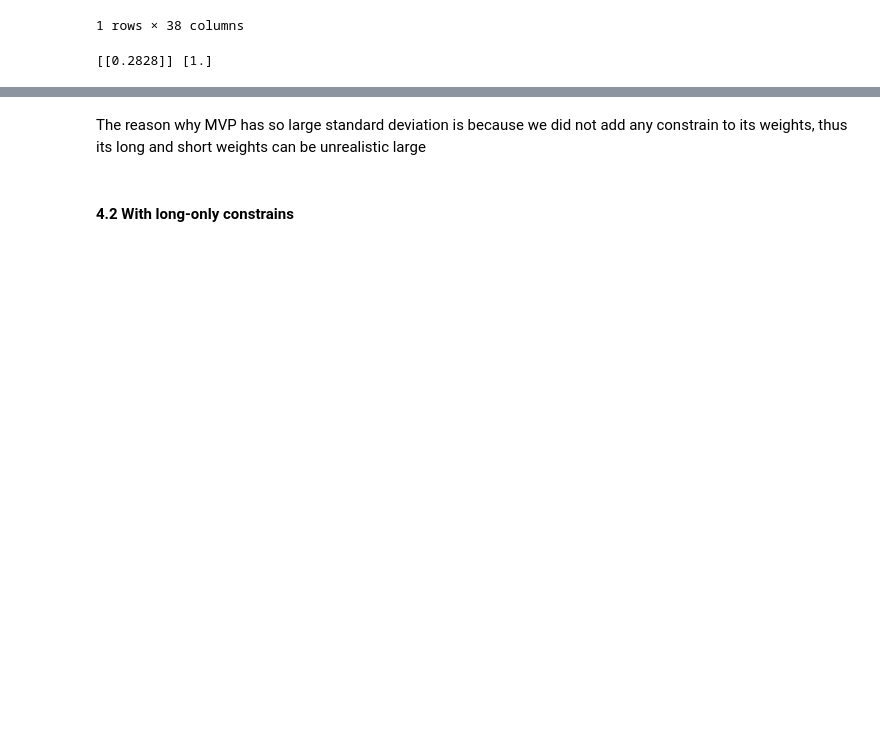
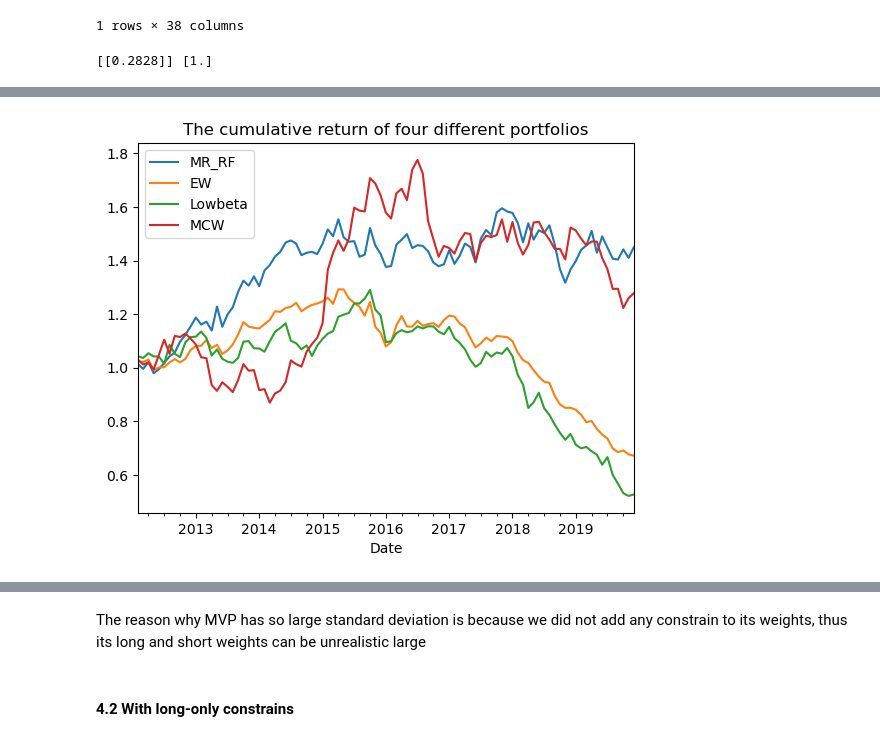
Before and after one commit to runxinlin/Research_Codes_2022, a Jupyter notebook: Python_V3.ipynb, the cells around one changed output, grey strips where cells are left out. Saved outputs shown, nothing was run; the diff lists cells and outputs as text; code cells hidden in the pictures; blank space fills up the shorter version.

Commit message:
Added Graphs

```diff
--- a/Python_V3.ipynb
+++ b/Python_V3.ipynb
@@ -605,0 +634,5 @@ df_portfolio
+# %%
+(df_portfolio.iloc[:,0:4]+1).cumprod().plot(title = "The cumulative return of four different portfolios")
+plt.show()
+# %% [output]
+[figure, added]
```
Also changed, not shown: parts of 10 cells of this notebook, 1 other file.
